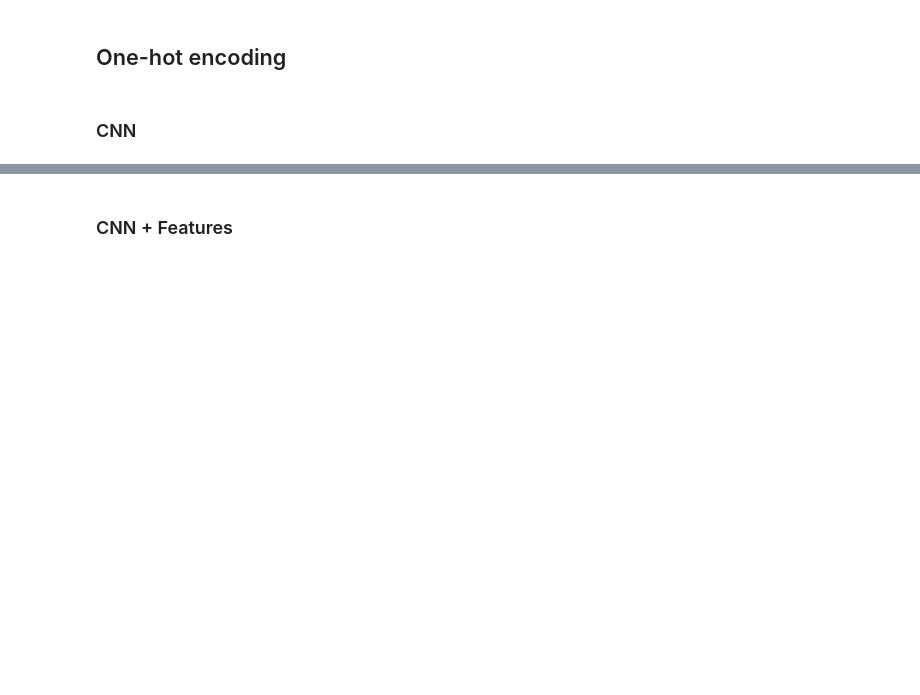
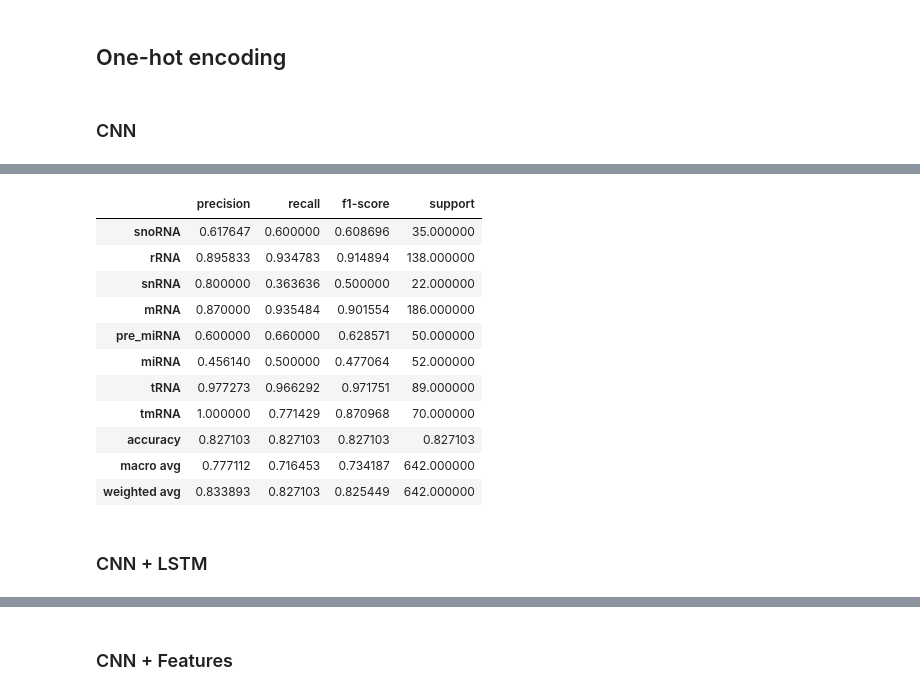
Before and after one commit to brenoslivio/BioDeepFuse, a Jupyter notebook: experiments.ipynb, the cells around one changed output, grey strips where cells are left out. Cells and saved outputs as stored; diff of their text form; code cells hidden in the pictures; blank space fills up the shorter version.

Commit message:
Adding LSTM experiments.

```diff
--- a/experiments.ipynb
+++ b/experiments.ipynb
@@ -41,21 +42,22 @@ test.feature_extraction([1, 2, 3, 4, 5, 6, 7, 8], False)
 # %% [markdown]
 ### CNN
 # %%
-# cnn input
+# Input layer
+input_layer = Input(shape=(max_len, 4))
 
-cnn_input = Input(shape=(max_len, 4))
+# CNN layers
+conv1 = Conv1D(filters=128, kernel_size=3, activation='relu')(input_layer)
+conv2 = Conv1D(filters=128, kernel_size=3, activation='relu')(conv1)
+dropout1 = Dropout(0.5)(conv2)
+max_pool1 = MaxPooling1D(pool_size=2)(dropout1)
+flatten1 = Flatten()(max_pool1)
 
-x = Conv1D(filters=64, kernel_size=3, activation='relu')(cnn_input)
-x = Conv1D(filters=64, kernel_size=3, activation='relu')(x)
-x = Dropout(0.5)(x)
-x = MaxPooling1D(pool_size=2)(x)
-cnn_out = Flatten()(x)
+# Dense layers
+dense1 = Dense(128, activation='relu', kernel_regularizer=l1_l2(l1=1e-5, l2=1e-4))(flatten1)
+dropout2 = Dropout(0.5)(dense1)
+output_layer = Dense(8, activation='softmax')(dropout2)
 
-dense = Dense(128, activation='relu')(cnn_out)
-
-main_output = Dense(8, activation='softmax')(dense)
-
-model = Model(inputs=cnn_input, outputs=main_output)
+model = Model(inputs=input_layer, outputs=output_layer)
 
 # Compile and train the model
 model.compile(loss='categorical_crossentropy', optimizer='adam',
@@ -86,2 +84,0 @@ To enable them in other operations, rebuild TensorFlow with the appropriate comp
-# %%
-model.fit(train.seqs, train.labels, batch_size=32, epochs=10)
@@ -137,0 +85,7 @@ pd.DataFrame(classification_report(test.labels, y_pred, target_names=test.names,
+# %%
+callbacks = [
+    EarlyStopping(monitor='val_loss', patience=5, verbose=1),
+    ReduceLROnPlateau(monitor='val_loss', factor=0.2, patience=2, verbose=1)
+]
+
+model.fit(train_data.seqs, train_data.labels, batch_size=32, epochs=10, validation_split=0.1, callbacks=callbacks)
@@ -137,0 +113,10 @@ pd.DataFrame(classification_report(test.labels, y_pred, target_names=test.names,
+# %%
+# Model prediction
+model_pred = model.predict(test_data.seqs)
+y_pred = np.argmax(model_pred, axis=1)
+y_true = np.argmax(test_data.labels, axis=1)
+
+# Classification report
+report = classification_report(y_true, y_pred, target_names=test_data.names, output_dict=True)
+pd.DataFrame(report).T
+# %% [output]
@@ -137,0 +124,14 @@ pd.DataFrame(classification_report(test.labels, y_pred, target_names=test.names,
+|  | precision | recall | f1-score | support |
+| snoRNA | 0.617647 | 0.600000 | 0.608696 | 35.000000 |
+| rRNA | 0.895833 | 0.934783 | 0.914894 | 138.000000 |
+| snRNA | 0.800000 | 0.363636 | 0.500000 | 22.000000 |
+| mRNA | 0.870000 | 0.935484 | 0.901554 | 186.000000 |
+| pre_miRNA | 0.600000 | 0.660000 | 0.628571 | 50.000000 |
+| miRNA | 0.456140 | 0.500000 | 0.477064 | 52.000000 |
+| tRNA | 0.977273 | 0.966292 | 0.971751 | 89.000000 |
+| tmRNA | 1.000000 | 0.771429 | 0.870968 | 70.000000 |
+| accuracy | 0.827103 | 0.827103 | 0.827103 | 0.827103 |
+| macro avg | 0.777112 | 0.716453 | 0.734187 | 642.000000 |
+| weighted avg | 0.833893 | 0.827103 | 0.825449 | 642.000000 |
+# %% [markdown]
+### CNN + LSTM
```
Also changed, not shown: parts of 45 cells of this notebook, 1 other file.
